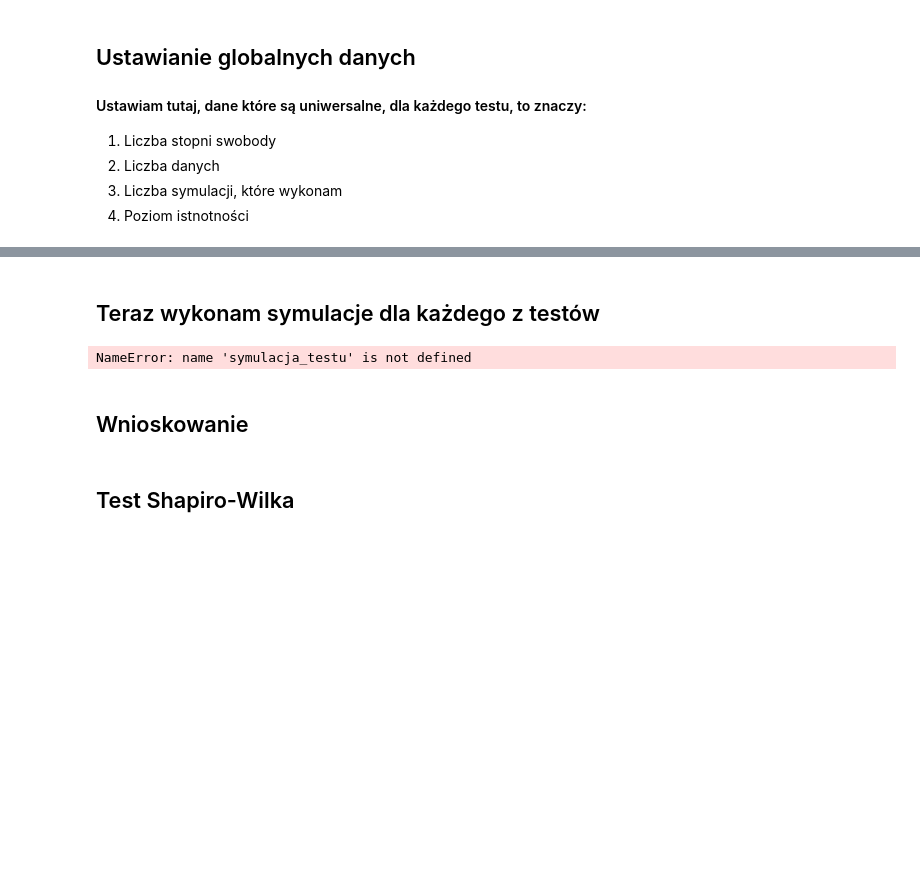
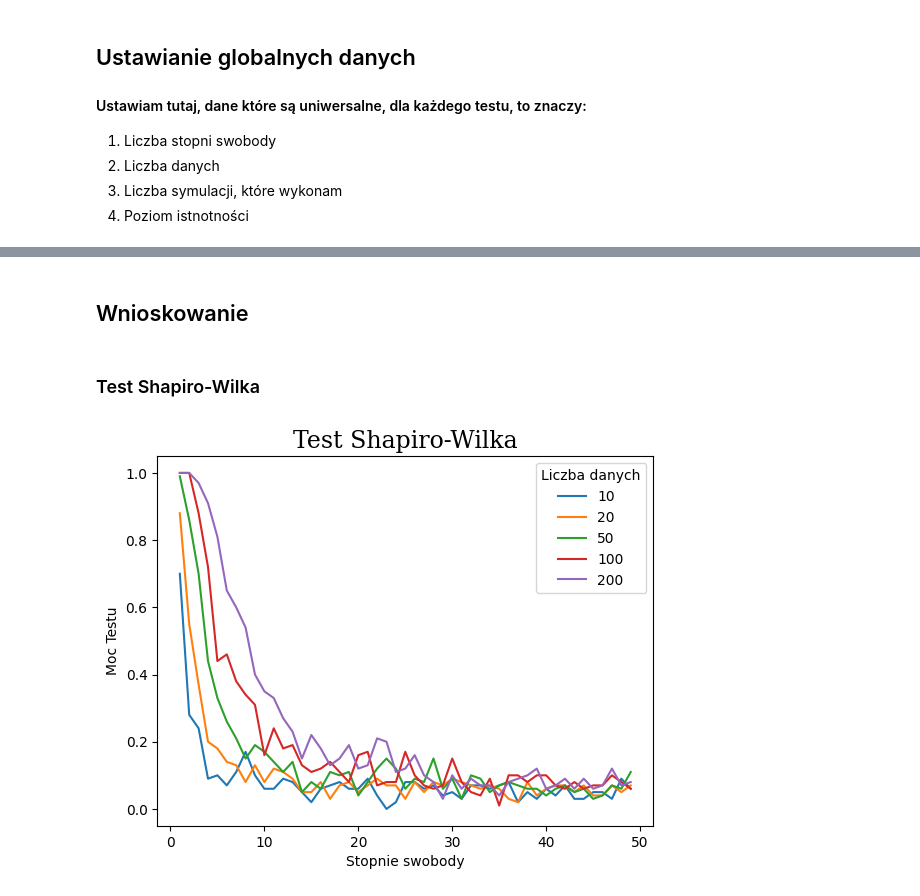
Before and after one commit to Arekflo2002/MetodyNieparametryczneStatystyka_Rozwiazania, a Jupyter notebook: Zadanie1.ipynb, the cells around one changed output, grey strips where cells are left out. Cells and saved outputs as stored; diff of their text form; code cells hidden in the pictures; blank space fills up the shorter version.

```diff
--- a/Zadanie1.ipynb
+++ b/Zadanie1.ipynb
@@ -36,13 +36,11 @@ liczba_symulacji = 100
 # %%
 def symulacja(l_danych,stopien_s,test):
 
-    # W tej zmiennej będę sumował liczbę razy, gdy dla danego zestawu
-    # danych odrzuciłem hipotezę zerową
+    # W tej zmiennej będę sumował liczbę razy, gdy dla danego zestawu danych odrzuciłem hipotezę zerową
     suma_odrzucenia_H0 = 0
 
     for k in range(liczba_symulacji):
-        # Tworzę próbkę danych z rozkładu t-Studenta
-        # o l_danych wielkości i stopien_s stopni swobody
+        # Tworzę próbkę danych z rozkładu t-Studentao l_danych wielkości i stopien_s stopni swobody
         probka = stats.t.rvs(stopien_s, size=l_danych)
         # Standaryzacja danych
 
@@ -53,15 +51,14 @@ def symulacja(l_danych,stopien_s,test):
 
         # Test Shapiro-Wilka
         if test == "shapiro":
-            # Jeżeli pvalue z danego testu jest mniejsze niż wczesniej
-            # ustalony poziom istotnotnosci to odrucamy Hipoteze zerowa
-            # co znaczy ze zwiekszamy zmienna sumujaca odrzucenie H0 o 1
+            # Jeżeli pvalue z danego testu jest mniejsze niż wczesniej ustalony poziom istotnotnosci to odrucamy
+            # Hipoteze zerowa co znaczy ze zwiekszamy zmienna sumujaca odrzucenie H0 o 1
             if stats.shapiro(stand_probka).pvalue < poziom_istotnosci:
                 suma_odrzucenia_H0 += 1
 
         # Test Chi-kwadrat
         elif test == "chi":
-            freq, _ = np.histogram(stand_probka, bins='auto')
+            freq,temp = np.histogram(stand_probka, bins='auto')
             if stats.chisquare(freq).pvalue < poziom_istotnosci:
                 suma_odrzucenia_H0 += 1
 
@@ -70,4 +67,4 @@ def symulacja(l_danych,stopien_s,test):
             if stats.kstest(stand_probka, 'norm').pvalue < poziom_istotnosci:
                 suma_odrzucenia_H0 += 1
 
-    return suma_odrzucenia_H0/liczba_symulacji
+    return suma_odrzucenia_H0
@@ -129,17 +102,29 @@ def symulacja_testu(test):
 
     return moce_testow
-# %% [markdown]
-## Teraz wykonam symulacje dla każdego z testów
-# %%
-# Test chi-kwadrat
-moc_chi = symulacja_testu("chi")
-# Test Shapiro-Wilka
-moc_shapiro = symulacja_testu("shapiro")
-# Test Kolgomorova
-moc_kolgom = symulacja_testu("kolmog")
-# %% [output]
-NameError: name 'symulacja_testu' is not defined
 # %% [markdown]
 ## Wnioskowanie
 # %% [markdown]
-## Test Shapiro-Wilka
+### Test Shapiro-Wilka
+# %%
+# Symulacja Testu
+
+moc_shapiro = symulacja_testu("shapiro")
+
+# Tworzę podstawkę do wykresu
+wykres_shapiro = plt.figure()
+
+# Dodaje dane do wykresu
+for i,moc in enumerate(moc_shapiro):
+    plt.plot(stopnie_swobody,moc,label= str(liczby_danych[i]))
+
+# Czcionka dla tytulu
+font_title = {'family' :'serif','size':17}
+
+# Dodaje opisy do wykresu
+plt.xlabel("Stopnie swobody")
+plt.ylabel("Moc Testu")
+plt.title("Test Shapiro-Wilka",fontdict=font_title)
+plt.legend(title="Liczba danych")
+plt.show()
+# %% [output]
+[figure, added]
```
Also changed, not shown: parts of 9 cells of this notebook, 1 other file.
